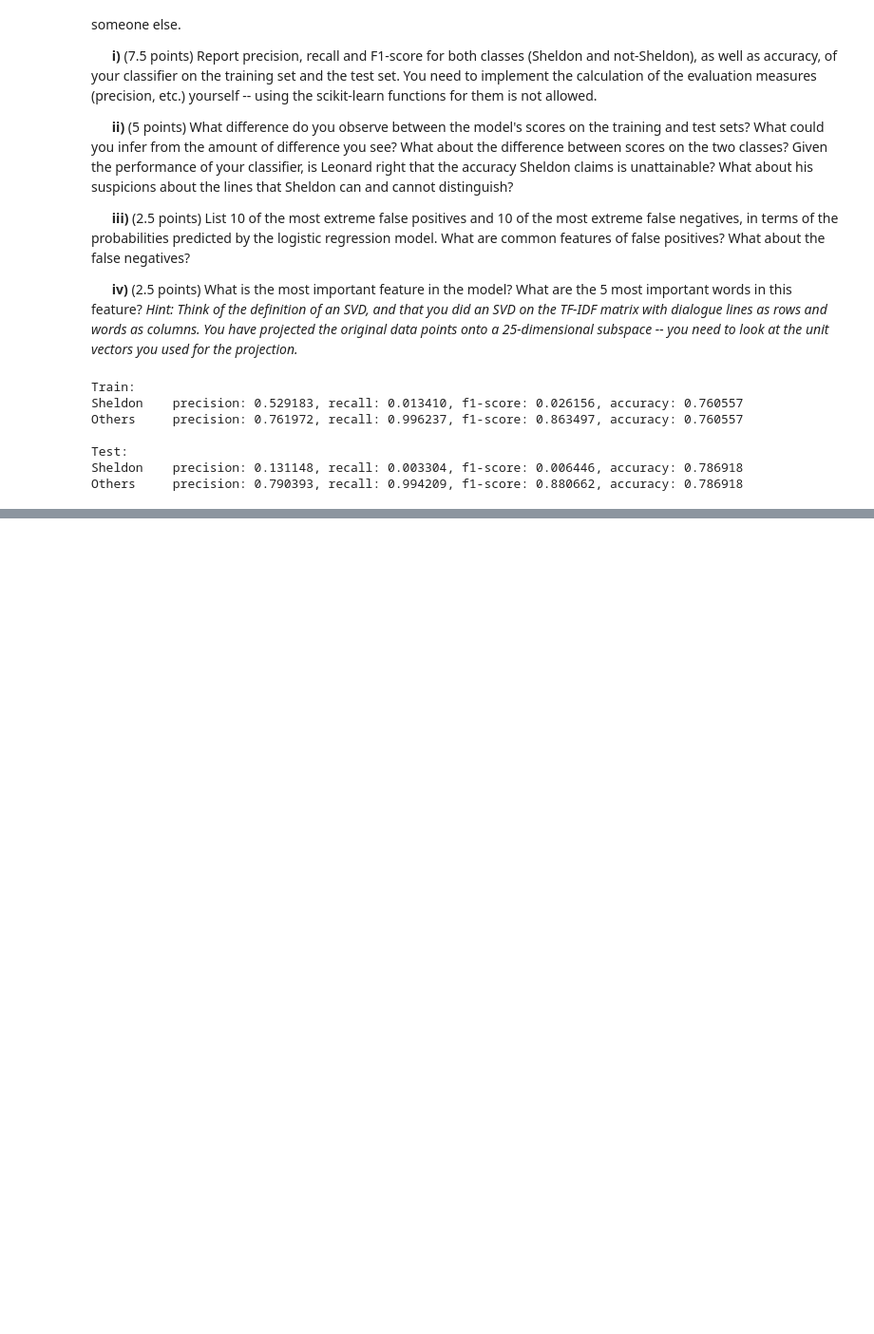
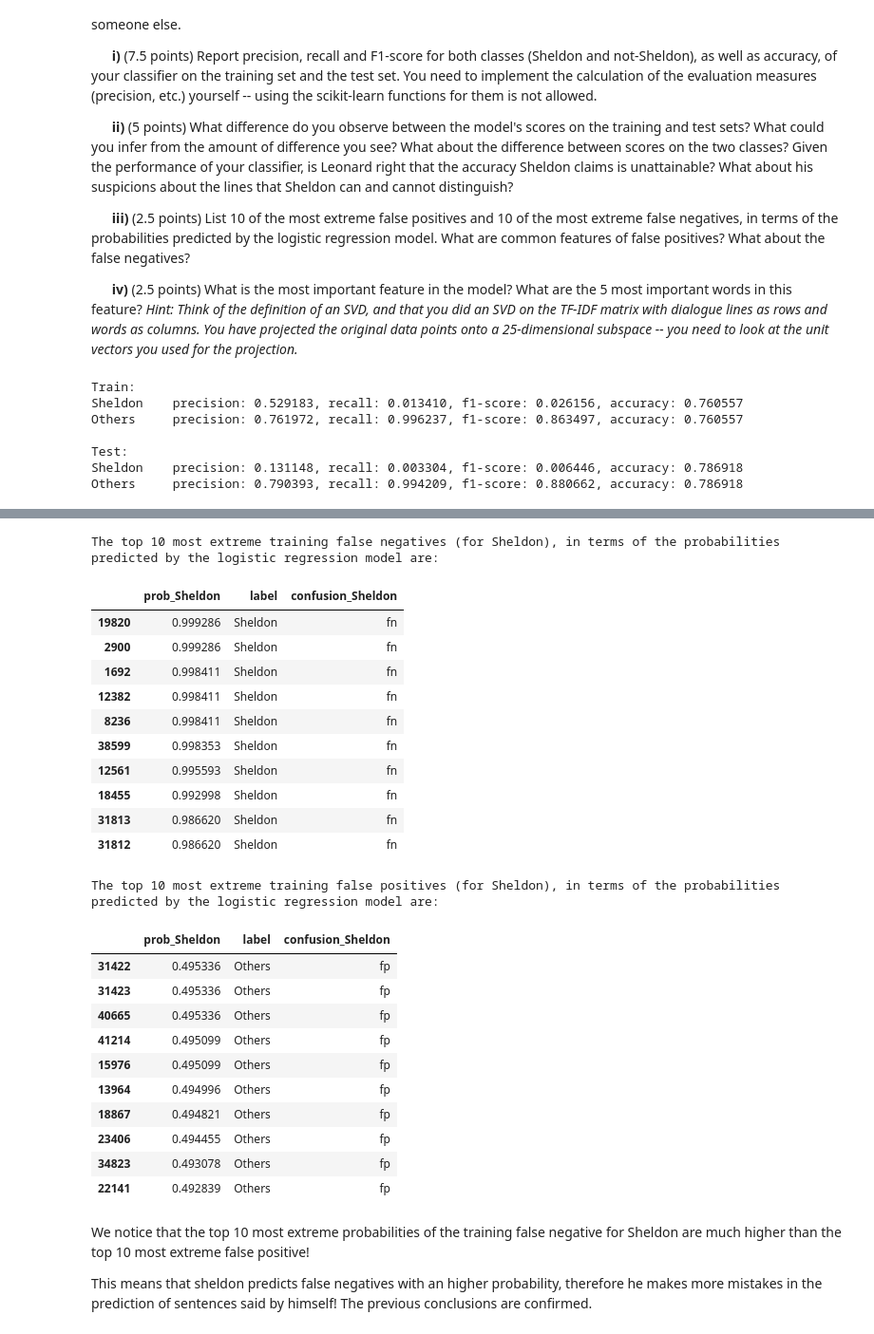
Before and after one commit to vonalven/applied-data-analysis-exam-training, a Jupyter notebook: 2018/final_exam.ipynb, the cells around one changed output, grey strips where cells are left out. Shown at 95% size. Cells and saved outputs as stored; diff of their text form; code cells hidden in the pictures; blank space fills up the shorter version.

```diff
--- a/2018/final_exam.ipynb
+++ b/2018/final_exam.ipynb
@@ -694,17 +693,23 @@ def confusion_matrix_measures(y_true, y_pred, label):
     tn = 0
     fn = 0
 
+    vect = []
     for i in range(len(y_pred)):
         if y_true[i] == y_pred[i] == label:
             tp += 1
+            vect += ['tp']
         if y_pred[i] == label and y_true[i] != y_pred[i]:
             fp += 1
+            vect += ['fp']
         if y_true[i] == y_pred[i] != label:
             tn += 1
+            vect += ['tn']
         if y_pred[i] != label and y_true[i] != y_pred[i]:
             fn += 1
+            vect += ['fn']
 
-    return tp, fp, tn, fn
+    return tp, fp, tn, fn, vect
+
 
 def precision(tp, fp):
     return tp/(tp+fp)
@@ -718,13 +723,21 @@ def f1_score(tp, fp, fn):
 def accuracy(tp, tn, fp, fn):
     return (tp + tn)/(tp + tn + fp + fn)
 # %%
+confusion_vector_Sheldon = None
+confusion_vector_Others = None
+
+
 for t in ['Train', 'Test']:
     print('\n%s:'%(t))
     for i in ['Sheldon', 'Others']:
         if t == 'Train':
-            tp, fp, tn, fn = confusion_matrix_measures(train_labels, train_prediction, i)
+            tp, fp, tn, fn, vect = confusion_matrix_measures(train_labels, train_prediction, i)
+            if i == 'Sheldon':
+                confusion_vector_Sheldon = vect
+            else:
+                confusion_vector_Others = vect
         else:
-            tp, fp, tn, fn = confusion_matrix_measures(test_labels, test_prediction, i)
+            tp, fp, tn, fn, vect = confusion_matrix_measures(test_labels, test_prediction, i)
         prec = precision(tp, fp)
         rec = recall(tp, fn)
         f1_s = f1_score(tp, fp, fn)
@@ -743,0 +766,7 @@ Others     precision: 0.790393, recall: 0.994209, f1-score: 0.880662, accuracy:
+# %%
+prob    = clf.predict_proba(svd_train_matrix)
+df_prob = pd.DataFrame({'prob_Sheldon': prob[:, 0], 'prob_Others': prob[:, 1],
+                        'label': train_labels, 'confusion_Sheldon': confusion_vector_Sheldon,
+                       'confusion_Others': confusion_vector_Others})
+
+df_prob.head()
@@ -743,0 +784,39 @@ Others     precision: 0.790393, recall: 0.994209, f1-score: 0.880662, accuracy:
+# %%
+fn_sheldon = df_prob[df_prob.confusion_Sheldon == 'fn'].sort_values(by = 'prob_Sheldon', ascending = False)
+fn_sheldon = fn_sheldon[['prob_Sheldon', 'label', 'confusion_Sheldon']].iloc[0:10]
+print('\nThe top 10 most extreme training false negatives (for Sheldon), in terms of the probabilities predicted by the logistic regression model are:')
+display(fn_sheldon)
+
+fp_sheldon = df_prob[df_prob.confusion_Sheldon == 'fp'].sort_values(by = 'prob_Sheldon', ascending = False)
+fp_sheldon = fp_sheldon[['prob_Sheldon', 'label', 'confusion_Sheldon']].iloc[0:10]
+print('\nThe top 10 most extreme training false positives (for Sheldon), in terms of the probabilities predicted by the logistic regression model are:')
+display(fp_sheldon)
+# %% [output]
+The top 10 most extreme training false negatives (for Sheldon), in terms of the probabilities predicted by the logistic regression model are:
+|  | prob_Sheldon | label | confusion_Sheldon |
+| 19820 | 0.999286 | Sheldon | fn |
+| 2900 | 0.999286 | Sheldon | fn |
+| 1692 | 0.998411 | Sheldon | fn |
+| 12382 | 0.998411 | Sheldon | fn |
+| 8236 | 0.998411 | Sheldon | fn |
+| 38599 | 0.998353 | Sheldon | fn |
+| 12561 | 0.995593 | Sheldon | fn |
+| 18455 | 0.992998 | Sheldon | fn |
+| 31813 | 0.986620 | Sheldon | fn |
+| 31812 | 0.986620 | Sheldon | fn |
+The top 10 most extreme training false positives (for Sheldon), in terms of the probabilities predicted by the logistic regression model are:
+|  | prob_Sheldon | label | confusion_Sheldon |
+| 31422 | 0.495336 | Others | fp |
+| 31423 | 0.495336 | Others | fp |
+| 40665 | 0.495336 | Others | fp |
+| 41214 | 0.495099 | Others | fp |
+| 15976 | 0.495099 | Others | fp |
+| 13964 | 0.494996 | Others | fp |
+| 18867 | 0.494821 | Others | fp |
+| 23406 | 0.494455 | Others | fp |
+| 34823 | 0.493078 | Others | fp |
+| 22141 | 0.492839 | Others | fp |
+# %% [markdown]
+We notice that the top 10 most extreme probabilities of the training false negative for Sheldon are much higher than the top 10 most extreme false positive!
+
+This means that sheldon predicts false negatives with an higher probability, therefore he makes more mistakes in the prediction of sentences said by himself! The previous conclusions are confirmed.
```
Also changed, not shown: parts of 11 cells of this notebook.
